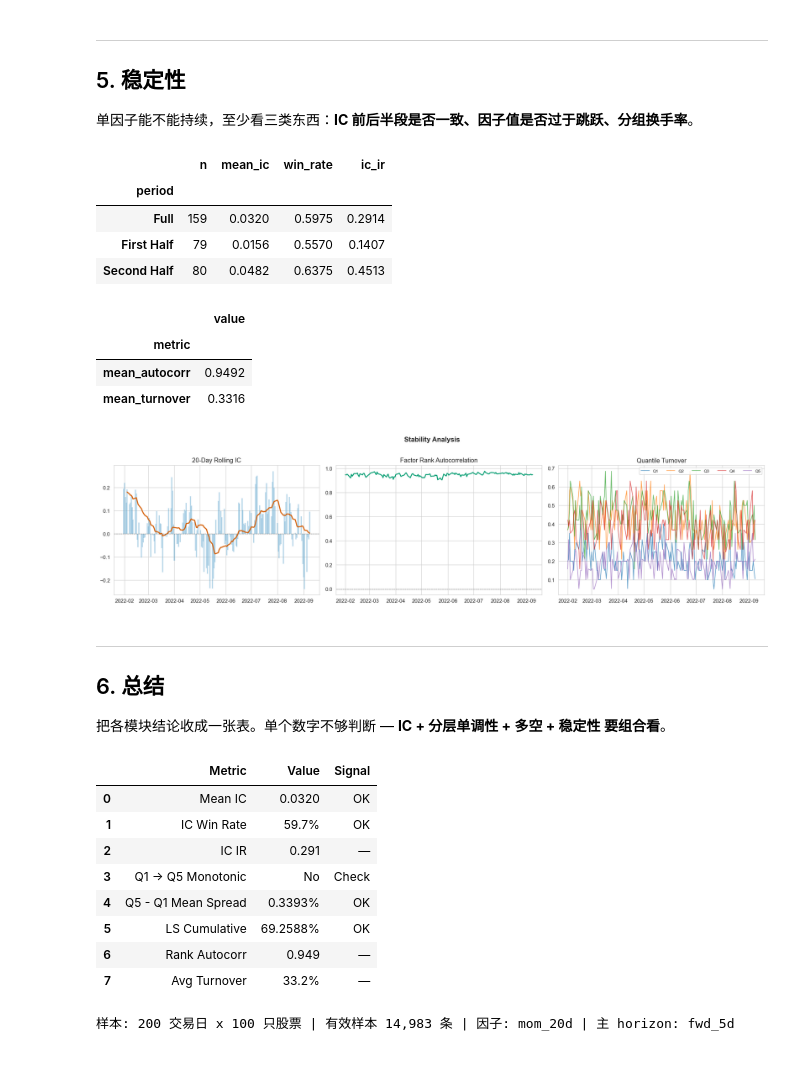
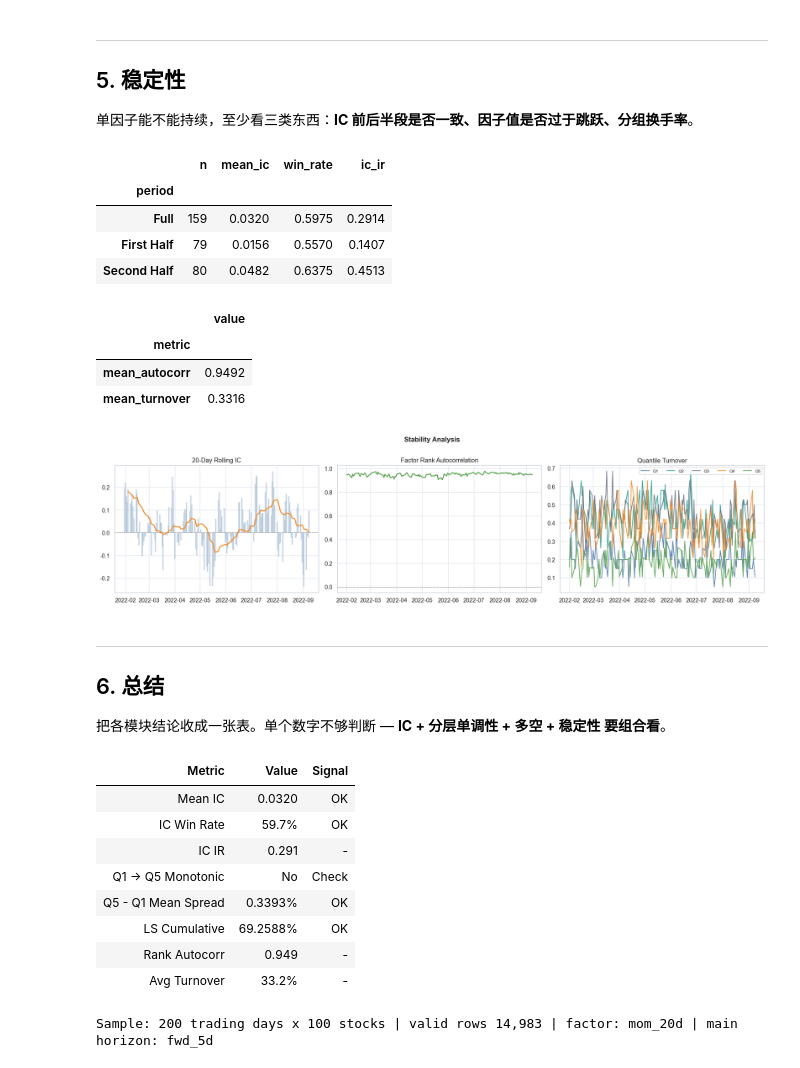
Before and after one commit to yangxiamike/ashare-factory, a Jupyter notebook: notebooks/01_single_factor_mvp.ipynb, the cells around one changed output. Cells and saved outputs as stored; diff of their text form; code cells hidden in the pictures.

```diff
--- a/notebooks/01_single_factor_mvp.ipynb
+++ b/notebooks/01_single_factor_mvp.ipynb
@@ -471,20 +485,20 @@ display(pd.DataFrame({
 fig, axes = plt.subplots(1, 3, figsize=(18, 4.5))
 
 ax = axes[0]
-ax.bar(ic_df["trade_date"], ic_df["rank_ic"], color=C[0], alpha=0.3, width=1.5)
-ax.plot(ic_df["trade_date"], ic_df["rolling_20"], color=C[3], linewidth=2)
+ax.bar(ic_df["trade_date"], ic_df["rank_ic"], color=COLORS["blue"], alpha=0.35, width=1.5)
+ax.plot(ic_df["trade_date"], ic_df["rolling_20"], color=COLORS["orange"], linewidth=2)
 ax.axhline(0, color="gray", linestyle="--", linewidth=0.8)
 ax.set_title("20-Day Rolling IC")
 
 ax = axes[1]
-ax.plot(autocorr_df["trade_date"], autocorr_df["autocorr"], color=C[2], linewidth=1.8)
+ax.plot(autocorr_df["trade_date"], autocorr_df["autocorr"], color=COLORS["green"], linewidth=1.8)
 ax.axhline(0, color="gray", linestyle="--", linewidth=0.8)
 ax.set_title("Factor Rank Autocorrelation")
 
 ax = axes[2]
 for q in range(1, N_QUANTILES + 1):
     part = turnover_df[turnover_df["quantile"] == q]
-    ax.plot(part["trade_date"], part["turnover"], linewidth=1.2, alpha=0.7, label=f"Q{q}")
+    ax.plot(part["trade_date"], part["turnover"], color=QUANTILE_COLORS[q - 1], linewidth=1.4, alpha=0.9, label=f"Q{q}")
 ax.set_title("Quantile Turnover")
 ax.legend(ncol=5, fontsize=8)
 
@@ -501,53 +515,70 @@ plt.show()
 | metric |  |
 | mean_autocorr | 0.9492 |
 | mean_turnover | 0.3316 |
-[figure, old version]
+[figure, new version]
 # %% [markdown]
 ---
 ## 6. 总结
 
 把各模块结论收成一张表。单个数字不够判断 — **IC + 分层单调性 + 多空 + 稳定性 要组合看**。
 # %%
-# ── 综合评分卡 ──
+# Scorecard
 ic_mean = ic_df["rank_ic"].mean()
 ic_win = (ic_df["rank_ic"] > 0).mean()
 ls_mean = ls["spread"].mean()
 ls_cum = ls["cum_spread"].iloc[-1]
 auto_mean = autocorr_df["autocorr"].mean()
 turnover_mean = turnover_df["turnover"].mean()
 
 monotonic = q_summary["mean_return"].is_monotonic_increasing
 q1_mean = q_summary.loc[1, 'mean_return']
 q5_mean = q_summary.loc[N_QUANTILES, 'mean_return']
 
 scorecard = pd.DataFrame([
     ["Mean IC", f"{ic_mean:.4f}", "OK" if ic_mean > 0 else "Weak"],
     ["IC Win Rate", f"{ic_win:.1%}", "OK" if ic_win > 0.5 else "Weak"],
-    ["IC IR", f'{ic_mean / ic_df["rank_ic"].std():.3f}', "—"],
+    ["IC IR", f'{ic_mean / ic_df["rank_ic"].std():.3f}', "-"],
     ["Q1 -> Q5 Monotonic", "Yes" if monotonic else "No", "OK" if monotonic else "Check"],
     ["Q5 - Q1 Mean Spread", f"{ls_mean:.4%}", "OK" if ls_mean > 0 else "Weak"],
     ["LS Cumulative", f"{ls_cum:.4%}", "OK" if ls_cum > 0 else "Weak"],
-    ["Rank Autocorr", f"{auto_mean:.3f}", "—"],
-    ["Avg Turnover", f"{turnover_mean:.1%}", "—"],
+    ["Rank Autocorr", f"{auto_mean:.3f}", "-"],
+    ["Avg Turnover", f"{turnover_mean:.1%}", "-"],
 ], columns=["Metric", "Value", "Signal"])
 
-display(scorecard.style.apply(lambda row: [
-    "background-color: #e8f5e9" if row["Signal"] == "OK"
-    else "background-color: #fff3e0" if row["Signal"] == "Weak"
-    else "" for _ in row
-], axis=1))
+def scorecard_row_style(row):
+    base = "color: #111827; border-color: #E5E7EB;"
+    if row["Signal"] == "OK":
+        bg = "background-color: #D1FAE5;"
+    elif row["Signal"] == "Weak":
+        bg = "background-color: #FEE2E2;"
+    elif row["Signal"] == "Check":
+        bg = "background-color: #FEF3C7;"
+    else:
+        bg = "background-color: #F8FAFC;"
+    return [bg + base for _ in row]
 
-print(f"\n样本: {df.trade_date.nunique()} 交易日 x {df.ts_code.nunique()} 只股票"
-      f" | 有效样本 {df.universe.sum():,} 条"
-      f" | 因子: mom_{FACTOR_WINDOW}d | 主 horizon: {FWD_COL}")
+scorecard_style = (
+    scorecard.style
+    .apply(scorecard_row_style, axis=1)
+    .set_table_styles([
+        {"selector": "th", "props": [("background-color", "#111827"), ("color", "#F9FAFB"), ("border-color", "#374151")]},
+        {"selector": "td", "props": [("font-weight", "500"), ("border-color", "#E5E7EB")]},
+    ])
+    .hide(axis="index")
+)
+display(scorecard_style)
+
+print(f"\nSample: {df.trade_date.nunique()} trading days x {df.ts_code.nunique()} stocks"
+      f" | valid rows {df.universe.sum():,}"
+      f" | factor: mom_{FACTOR_WINDOW}d | main horizon: {FWD_COL}")
 # %% [output]
-|  | Metric | Value | Signal |
-| 0 | Mean IC | 0.0320 | OK |
-| 1 | IC Win Rate | 59.7% | OK |
-| 2 | IC IR | 0.291 | — |
-| 3 | Q1 -> Q5 Monotonic | No | Check |
-| 4 | Q5 - Q1 Mean Spread | 0.3393% | OK |
-| 5 | LS Cumulative | 69.2588% | OK |
-| 6 | Rank Autocorr | 0.949 | — |
-| 7 | Avg Turnover | 33.2% | — |
+| Metric | Value | Signal |
+| Mean IC | 0.0320 | OK |
+| IC Win Rate | 59.7% | OK |
+| IC IR | 0.291 | - |
+| Q1 -> Q5 Monotonic | No | Check |
+| Q5 - Q1 Mean Spread | 0.3393% | OK |
+| LS Cumulative | 69.2588% | OK |
+| Rank Autocorr | 0.949 | - |
+| Avg Turnover | 33.2% | - |
-样本: 200 交易日 x 100 只股票 | 有效样本 14,983 条 | 因子: mom_20d | 主 horizon: fwd_5d
+Sample: 200 trading days x 100 stocks | valid rows 14,983 | factor: mom_20d | main horizon: fwd_5d
```
Also changed, not shown: parts of 6 cells of this notebook, 1 other file.
